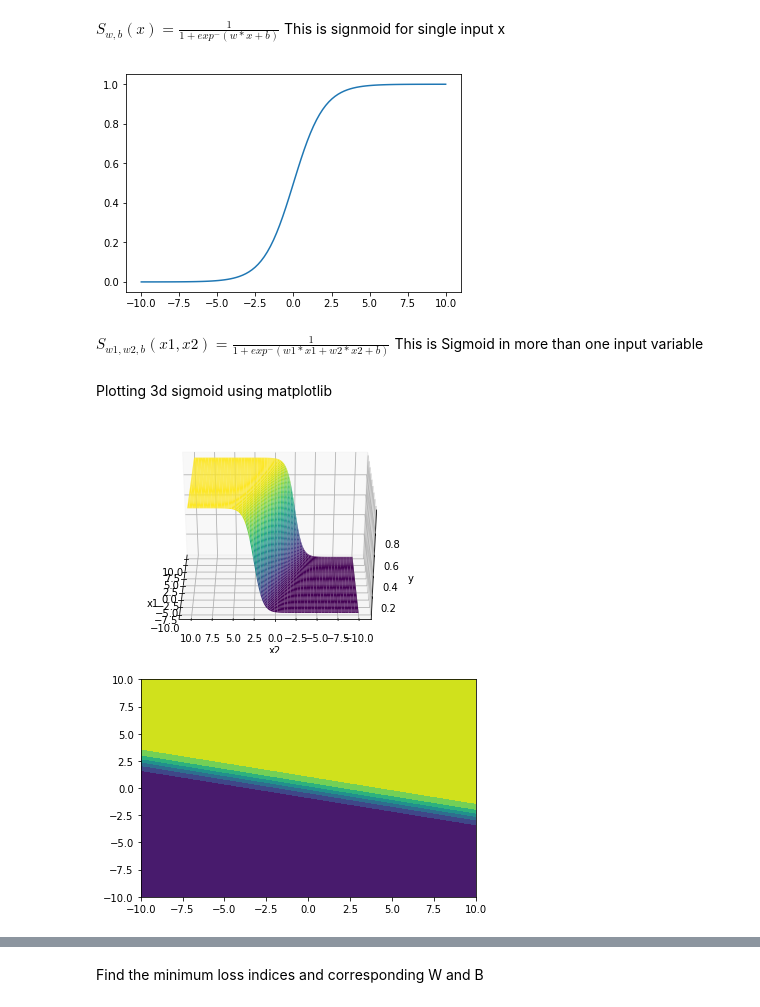
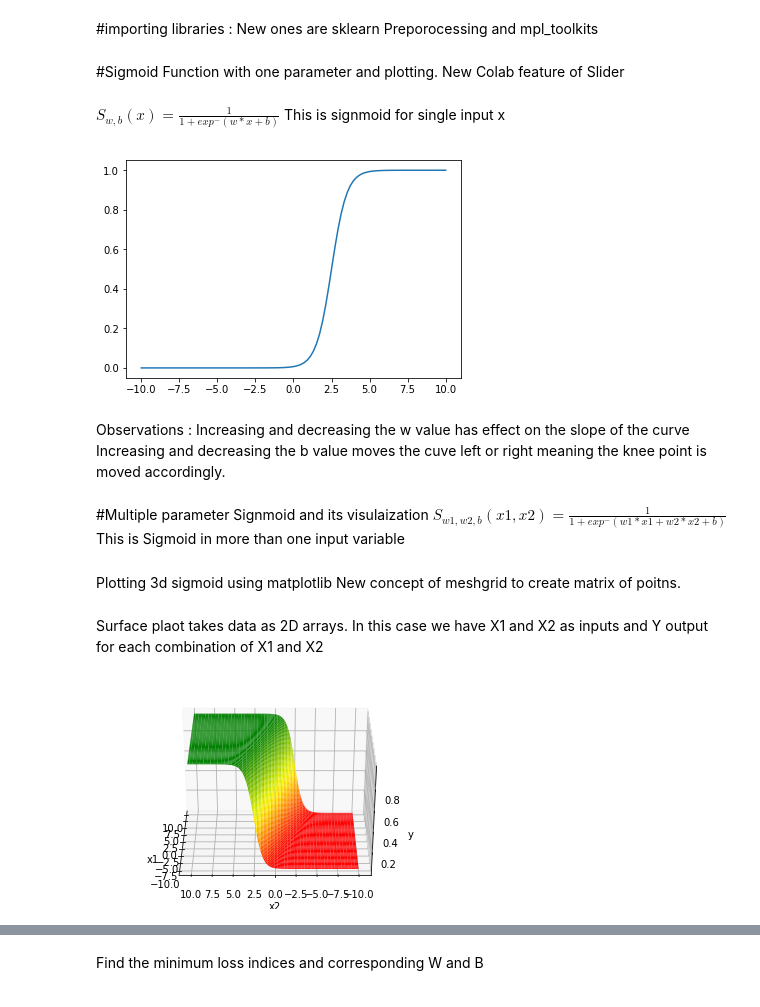
Before and after one commit to aborundiya/NeuralNetwork, a Jupyter notebook: gradientDescent.ipynb, the cells around one changed output, grey strips where cells are left out. Cells and saved outputs as stored; diff of their text form; code cells hidden in the pictures.

```diff
--- a/gradientDescent.ipynb
+++ b/gradientDescent.ipynb
@@ -1,5 +1,7 @@
 # %% [markdown]
 <a href="https://colab.research.google.com/github/aborundiya/NeuralNetwork/blob/master/gradientDescent.ipynb" target="_parent"><img src="https://colab.research.google.com/assets/colab-badge.svg" alt="Open In Colab"/></a>
+# %% [markdown]
+#importing libraries : New ones are sklearn Preporocessing and mpl_toolkits
 # %%
 import numpy as np
 import matplotlib.pyplot  as plt
@@ -9,6 +12,9 @@ from sklearn.preprocessing import StandardScaler, MinMaxScaler
 from sklearn.model_selection import train_test_split
 from sklearn.metrics import accuracy_score, mean_squared_error
 from tqdm import tqdm_notebook
+# %% [markdown]
+#Sigmoid Function with one parameter and plotting.
+New Colab feature of Slider
 # %% [markdown]
 $S_{w,b}(x)= \frac{1}{1 + exp^-(w*x+b)}$
 This is signmoid for single input x
@@ -16,15 +22,20 @@ This is signmoid for single input x
 def sigmoid(w,b,x):
   return 1/(1 + np.exp(-(w*x + b )))
 # %%
-w =1 #@param {type: "slider", min: -2 , max :2 ,step:0.1}
-b = 0 #@param {type: "slider", min: -5 , max :5 ,step :0.5}
+w =2 #@param {type: "slider", min: -2 , max :2 ,step:0.1}
+b = -5 #@param {type: "slider", min: -5 , max :5 ,step :0.5}
 X = np.linspace(-10,10,100)
 Y = sigmoid(w,b,X)
 plt.plot(X,Y)
 plt.show()
 # %% [output]
-[figure, old version]
+[figure, new version]
+# %% [markdown]
+Observations :
+Increasing and decreasing the w value has effect on the slope of the curve
+Increasing and decreasing the b value moves the cuve left or right meaning the knee point is moved accordingly.
 # %% [markdown]
+#Multiple parameter Signmoid and its visulaization
 $S_{w1,w2,b}(x1,x2)= \frac{1}{1 + exp ^ -(w1*x1 + w2*x2 + b)}$
 This is Sigmoid in more than one input variable
 # %%
@@ -32,6 +43,7 @@ def sigmoid_2d(w1,w2,x1,x2,b):
   return (1/ (1 + np.exp(-(w1*x1 + w2*x2 +b))))
 # %% [markdown]
 Plotting 3d sigmoid using matplotlib
+New concept of meshgrid to create matrix of poitns.
 # %%
 X1 = np.linspace(-10,10,100)
 X2 = np.linspace(-10,10,100)
@@ -40,19 +55,15 @@ XX1, XX2 = np.meshgrid(X1, X2)
+# %%
+my_cmap = matplotlib.colors.LinearSegmentedColormap.from_list("", ["red","yellow","green"])
+# %% [markdown]
+Surface plaot takes data as 2D arrays. In this case we have X1 and X2 as inputs and Y output for each combination of X1 and X2
 # %%
-w1 = 0.5
-w2 = 2
-b = 0
-Y = sigmoid_2d(w1,w2,XX1,XX2,b)
 fig = plt.figure()
 ax = plt.axes(projection = '3d')
-ax.plot_surface(XX1,XX2,Y, cmap ='viridis')
+ax.plot_surface(XX1,XX2,Y, cmap =my_cmap)
 ax.set_xlabel('x1')
 ax.set_ylabel('x2')
 ax.set_zlabel('y')
+#view_init is useful to set the elevation and azimuth for the surface graph
 ax.view_init(30,180)
 # %% [output]
-[figure, old version]
+[figure, new version]
-# %%
-plt.contourf(XX1,XX2,Y,aplha = 0.6)
-plt.show()
-# %% [output]
-[figure, removed]
```
Also changed, not shown: parts of 25 cells of this notebook.
